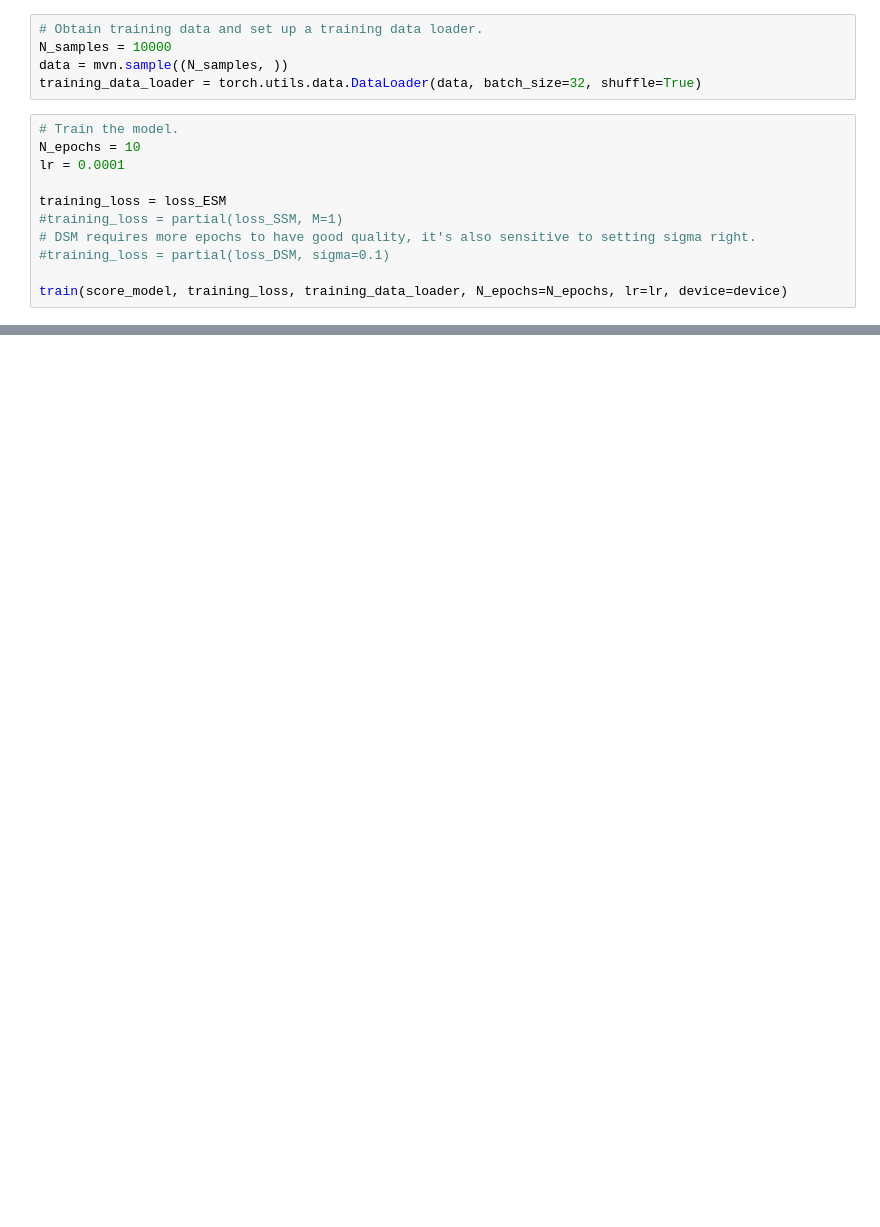
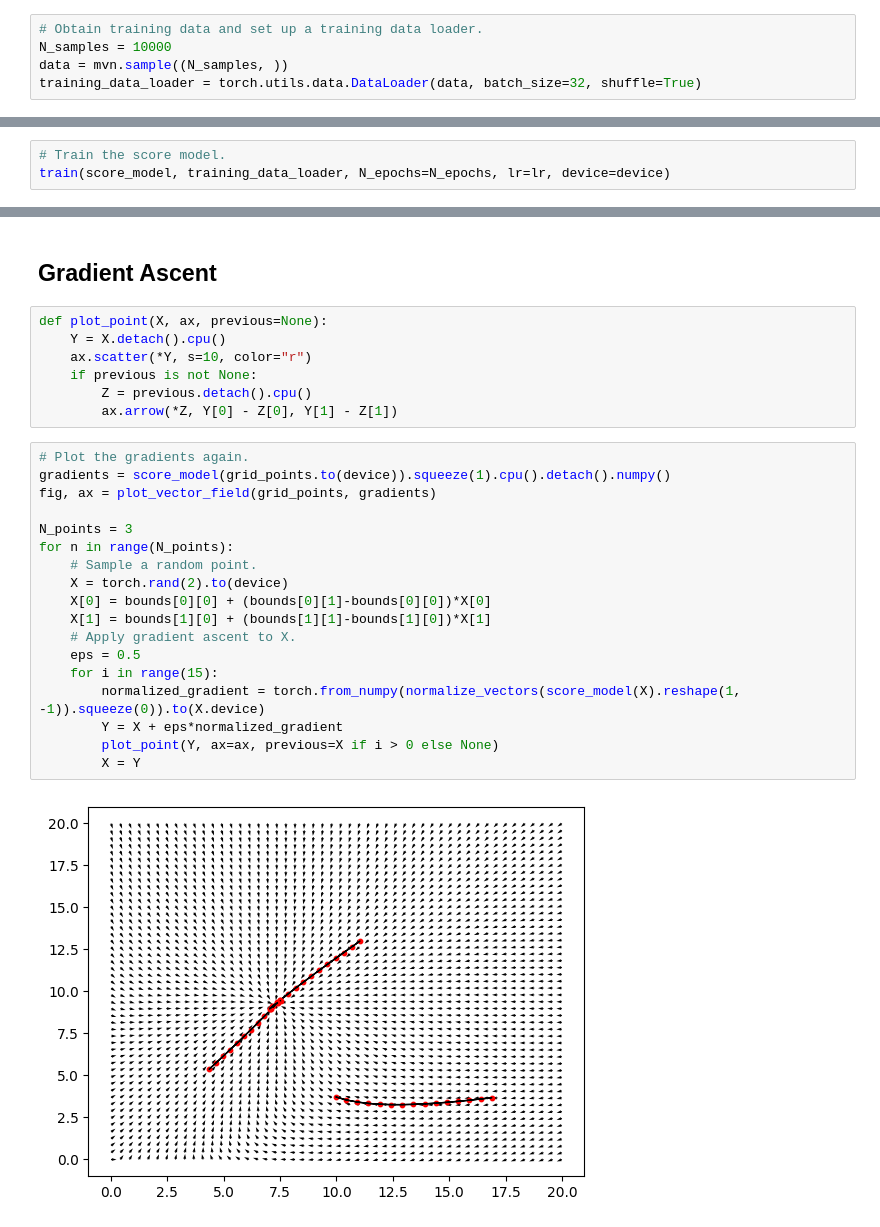
Before and after one commit to japeltom/score-matching, a Jupyter notebook: score_matching.ipynb, the cells around one changed output, grey strips where cells are left out. Drawn from its saved outputs; the diff is of its cells as text; blank space fills up the shorter version.

```diff
--- a/score_matching.ipynb
+++ b/score_matching.ipynb
@@ -188,14 +254,3 @@ plot_vector_field(grid_points, gradients)
 N_samples = 10000
 data = mvn.sample((N_samples, ))
 training_data_loader = torch.utils.data.DataLoader(data, batch_size=32, shuffle=True)
-# %%
-# Train the model.
-N_epochs = 10
-lr = 0.0001
-
-training_loss = loss_ESM
-#training_loss = partial(loss_SSM, M=1)
-# DSM requires more epochs to have good quality, it's also sensitive to setting sigma right.
-#training_loss = partial(loss_DSM, sigma=0.1)
-
-train(score_model, training_loss, training_data_loader, N_epochs=N_epochs, lr=lr, device=device)
@@ -214,0 +257,3 @@ Best loss: -1.0559557676315308
+# %%
+# Train the score model.
+train(score_model, training_data_loader, N_epochs=N_epochs, lr=lr, device=device)
@@ -219,2 +277,31 @@ plot_vector_field(grid_points, gradients)
 # %% [output]
 [figure]
+# %% [markdown]
+## Gradient Ascent
+# %%
+def plot_point(X, ax, previous=None):
+    Y = X.detach().cpu()
+    ax.scatter(*Y, s=10, color="r")
+    if previous is not None:
+        Z = previous.detach().cpu()
+        ax.arrow(*Z, Y[0] - Z[0], Y[1] - Z[1])
+# %%
+# Plot the gradients again.
+gradients = score_model(grid_points.to(device)).squeeze(1).cpu().detach().numpy()
+fig, ax = plot_vector_field(grid_points, gradients)
+
+N_points = 3
+for n in range(N_points):
+    # Sample a random point.
+    X = torch.rand(2).to(device)
+    X[0] = bounds[0][0] + (bounds[0][1]-bounds[0][0])*X[0]
+    X[1] = bounds[1][0] + (bounds[1][1]-bounds[1][0])*X[1]
+    # Apply gradient ascent to X.
+    eps = 0.5
+    for i in range(15):
+        normalized_gradient = torch.from_numpy(normalize_vectors(score_model(X).reshape(1, -1)).squeeze(0)).to(X.device)
+        Y = X + eps*normalized_gradient
+        plot_point(Y, ax=ax, previous=X if i > 0 else None)
+        X = Y
+# %% [output]
+[figure, added]
```
Also changed, not shown: parts of 16 cells of this notebook.
